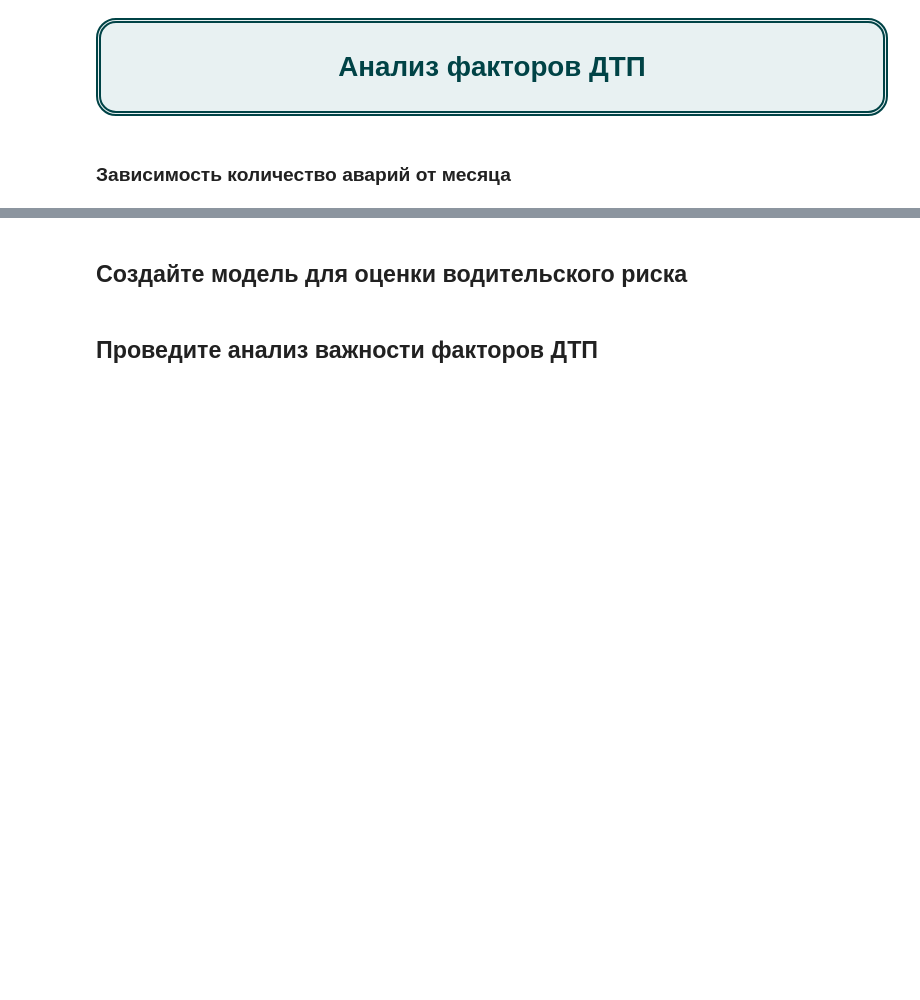
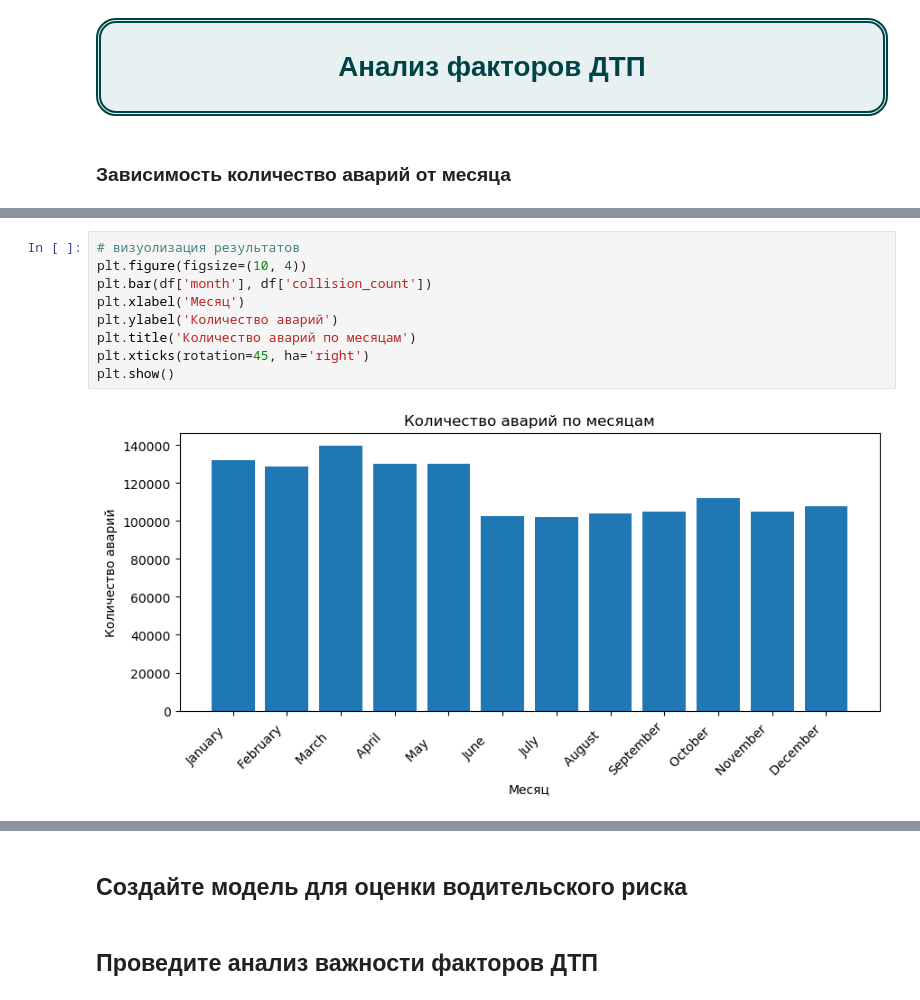
Before and after one commit to Denis-Mukhanov/road-accident-risk, a Jupyter notebook: road_accident_risk.ipynb, the cells around one changed output, grey strips where cells are left out. Drawn from its saved outputs; the diff is of its cells as text; blank space fills up the shorter version.

```diff
--- a/road_accident_risk.ipynb
+++ b/road_accident_risk.ipynb
@@ -245,0 +251,11 @@ display(request(query))
+# %%
+# визуолизация результатов
+plt.figure(figsize=(10, 4))
+plt.bar(df['month'], df['collision_count'])
+plt.xlabel('Месяц')
+plt.ylabel('Количество аварий')
+plt.title('Количество аварий по месяцам')
+plt.xticks(rotation=45, ha='right')
+plt.show()
+# %% [output]
+[figure, added]
```
Also changed, not shown: parts of 4 cells of this notebook.
